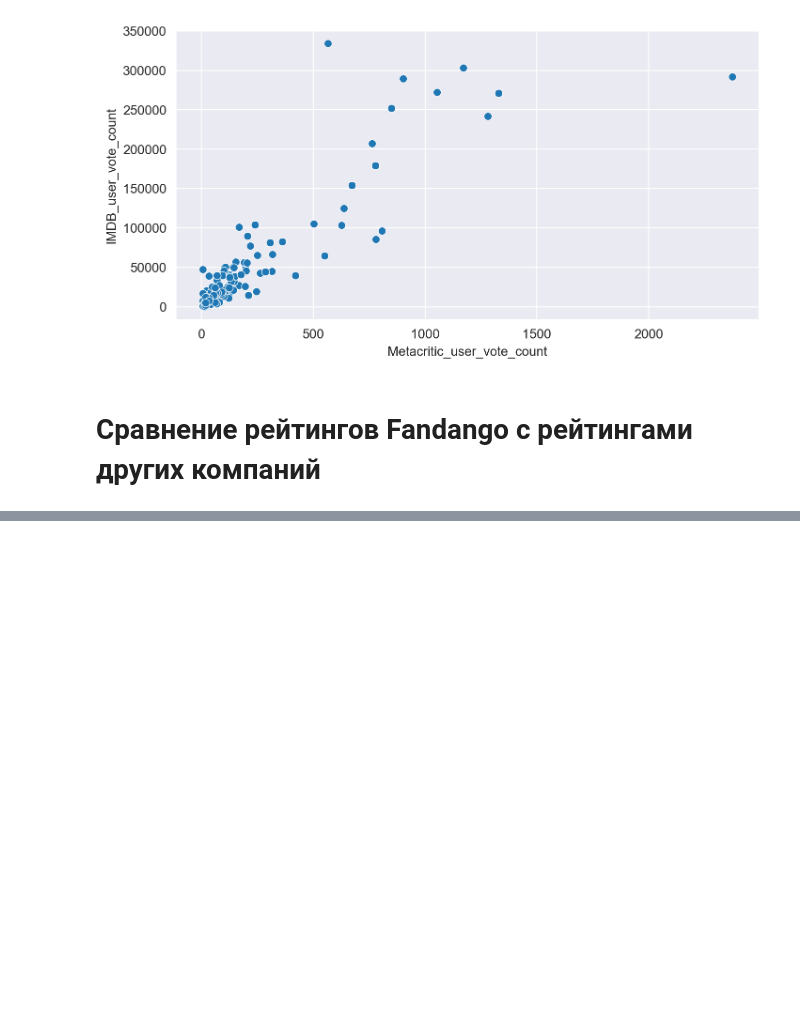
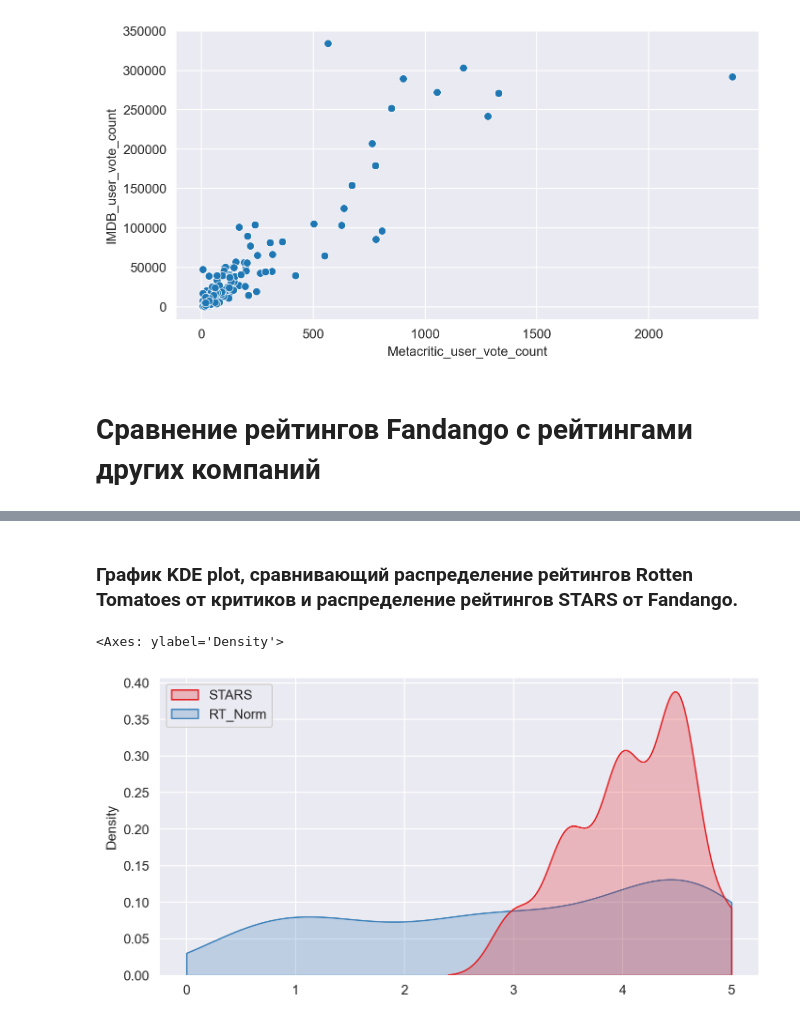
Before and after one commit to PaulNikolaev/data_visualization_project, a Jupyter notebook: data_visualization_project.ipynb, the cells around one changed output, grey strips where cells are left out. Cells and saved outputs as stored; diff of their text form; code cells hidden in the pictures; blank space fills up the shorter version.

```diff
--- a/data_visualization_project.ipynb
+++ b/data_visualization_project.ipynb
@@ -262,0 +351,8 @@ sns.scatterplot(data=all_sites, x='Metacritic_user_vote_count', y='IMDB_user_vot
+# %% [markdown]
+### График KDE plot, сравнивающий распределение рейтингов Rotten Tomatoes от критиков и распределение рейтингов STARS от Fandango.
+# %%
+plt.figure(figsize=(8,4), dpi=200)
+sns.kdeplot(data=norm_scores[['STARS', 'RT_Norm']], fill=True, clip=[0, 5], palette='Set1')
+# %% [output]
+<Axes: ylabel='Density'>
+[figure, added]
```
Also changed, not shown: parts of 15 cells of this notebook.
